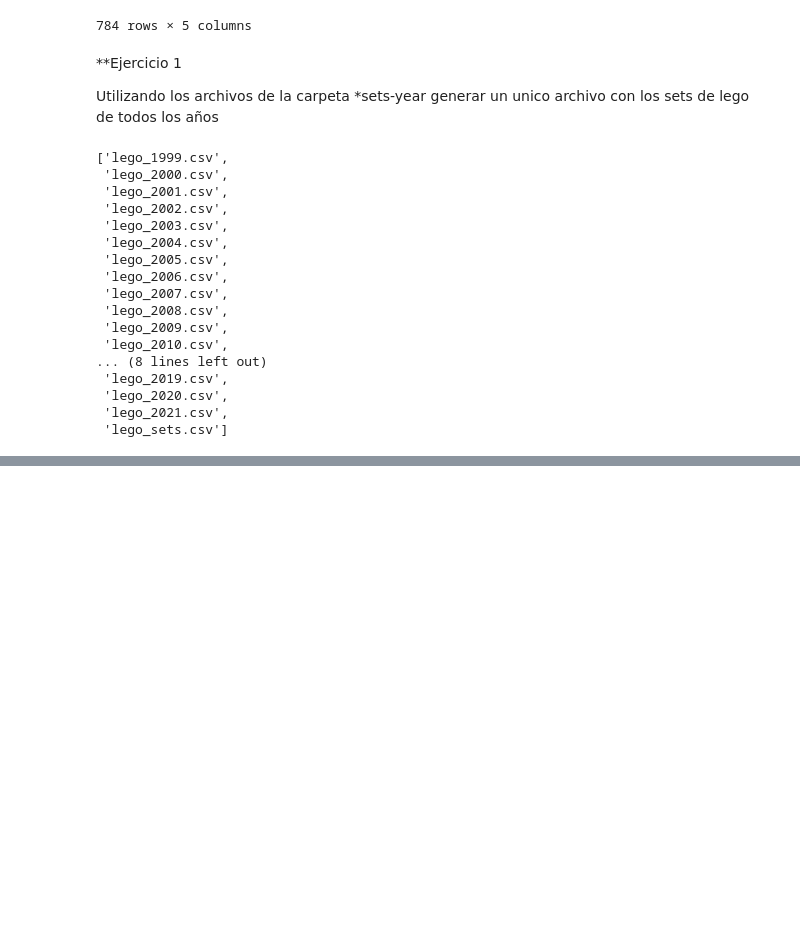
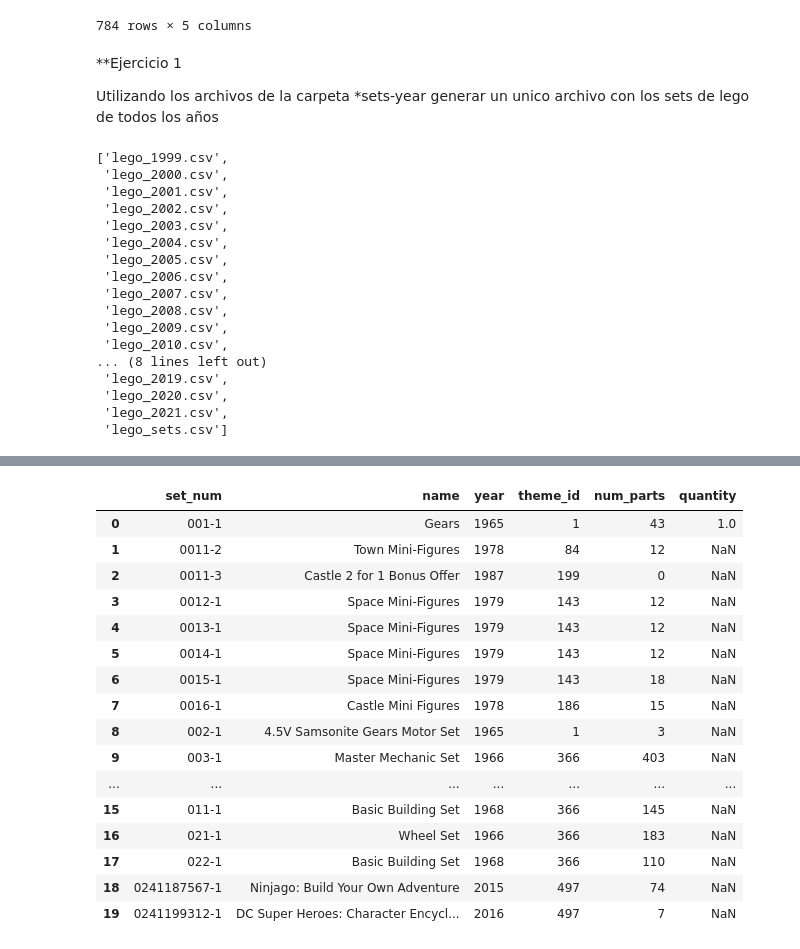
Before and after one commit to rololevy/An-lisis_de_datos_Python, a Jupyter notebook: notebooks/modulo2.ipynb, the cells around one changed output, grey strips where cells are left out. Saved outputs shown, nothing was run; the diff lists cells and outputs as text; code cells hidden in the pictures; blank space fills up the shorter version.

```diff
--- a/notebooks/modulo2.ipynb
+++ b/notebooks/modulo2.ipynb
@@ -208,0 +226,3 @@ lego_sets.to_csv(rf"..\datasets\02-merging-dataframes\sets-year\lego_sets.csv",
+# %%
+sets = pd.read_csv(r"..\datasets\02-merging-dataframes\lego-database\sets.csv.gz")
+sets.head()
@@ -208,0 +385,3 @@ lego_sets.to_csv(rf"..\datasets\02-merging-dataframes\sets-year\lego_sets.csv",
+# %%
+inventory_sets = pd.read_csv(r"..\datasets\02-merging-dataframes\lego-database\inventory_sets.csv.gz")
+inventory_sets.head()
@@ -208,0 +493,4 @@ lego_sets.to_csv(rf"..\datasets\02-merging-dataframes\sets-year\lego_sets.csv",
+# %%
+subset = inventory_sets[['set_num','quantity']]
+result = subset.groupby('set_num', as_index= False).sum()
+result
@@ -208,0 +511,3 @@ lego_sets.to_csv(rf"..\datasets\02-merging-dataframes\sets-year\lego_sets.csv",
+# %%
+inventory_quantity = result
+inventory_quantity.head()
@@ -208,0 +676,21 @@ lego_sets.to_csv(rf"..\datasets\02-merging-dataframes\sets-year\lego_sets.csv",
+# %%
+sets_quantity_left_merge = pd.merge(sets, inventory_quantity, on="set_num", how = 'left')
+sets_quantity_left_merge.head(20)
+# %% [output]
+|  | set_num | name | year | theme_id | num_parts | quantity |
+| 0 | 001-1 | Gears | 1965 | 1 | 43 | 1.0 |
+| 1 | 0011-2 | Town Mini-Figures | 1978 | 84 | 12 | NaN |
+| 2 | 0011-3 | Castle 2 for 1 Bonus Offer | 1987 | 199 | 0 | NaN |
+| 3 | 0012-1 | Space Mini-Figures | 1979 | 143 | 12 | NaN |
+| 4 | 0013-1 | Space Mini-Figures | 1979 | 143 | 12 | NaN |
+| 5 | 0014-1 | Space Mini-Figures | 1979 | 143 | 12 | NaN |
+| 6 | 0015-1 | Space Mini-Figures | 1979 | 143 | 18 | NaN |
+| 7 | 0016-1 | Castle Mini Figures | 1978 | 186 | 15 | NaN |
+| 8 | 002-1 | 4.5V Samsonite Gears Motor Set | 1965 | 1 | 3 | NaN |
+| 9 | 003-1 | Master Mechanic Set | 1966 | 366 | 403 | NaN |
+| ... | ... | ... | ... | ... | ... | ... |
+| 15 | 011-1 | Basic Building Set | 1968 | 366 | 145 | NaN |
+| 16 | 021-1 | Wheel Set | 1966 | 366 | 183 | NaN |
+| 17 | 022-1 | Basic Building Set | 1968 | 366 | 110 | NaN |
+| 18 | 0241187567-1 | Ninjago: Build Your Own Adventure | 2015 | 497 | 74 | NaN |
+| 19 | 0241199312-1 | DC Super Heroes: Character Encycl... | 2016 | 497 | 7 | NaN |
```
Also changed, not shown: parts of 64 cells of this notebook.
